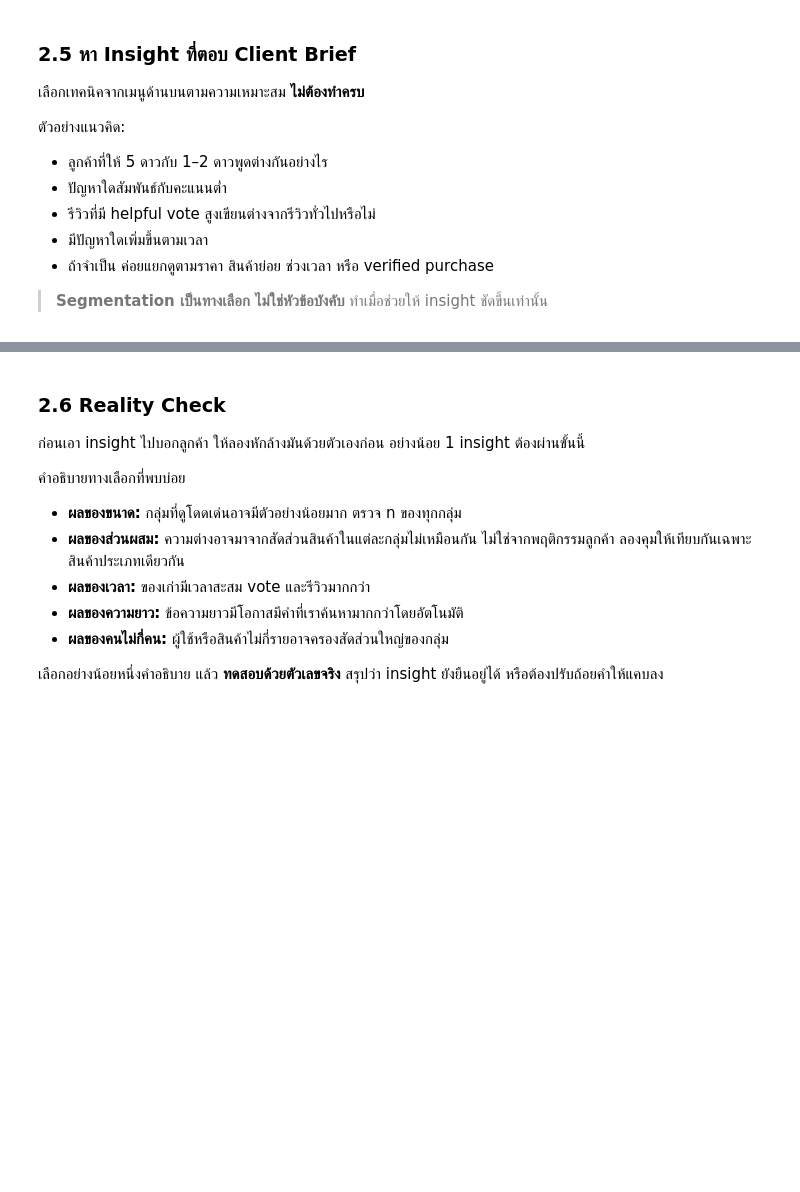
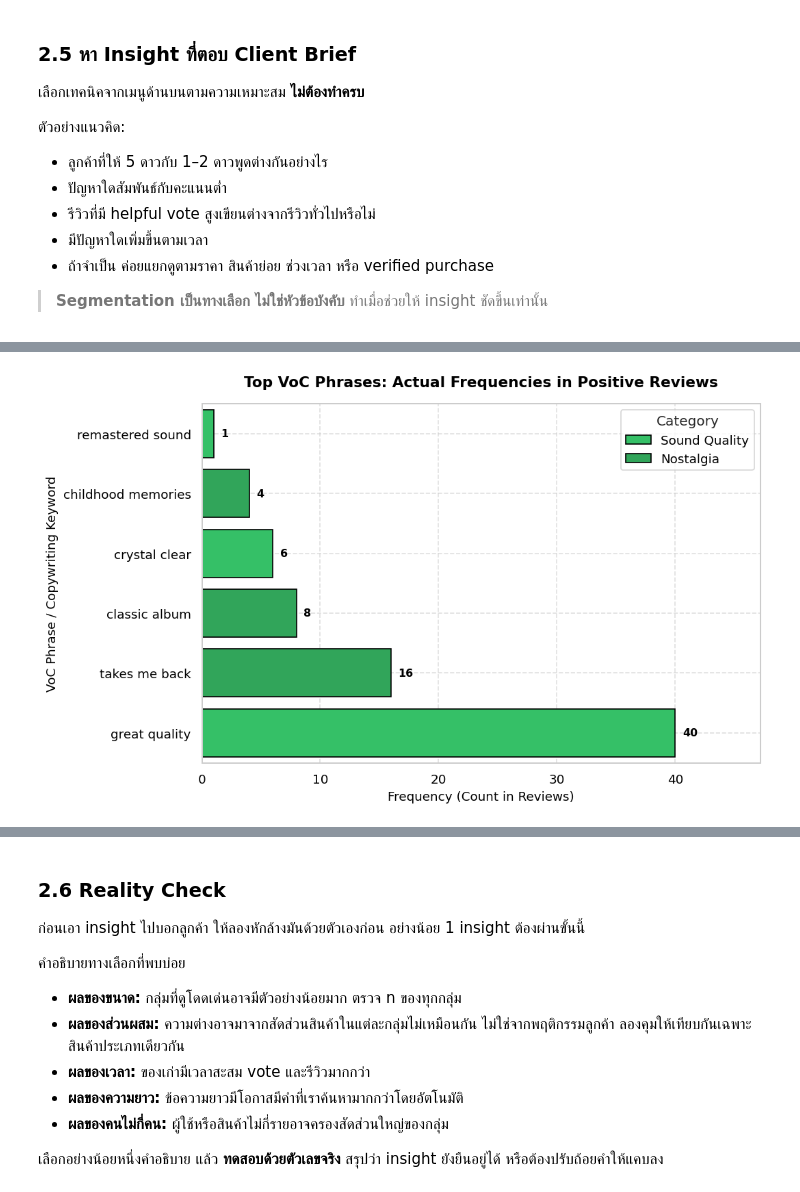
Before and after one commit to audomsak-pypy/Project1-Text_Analytics69, a Jupyter notebook: Project1_Text_Analytics69_Teams.ipynb, the cells around one changed output, grey strips where cells are left out. Saved outputs shown, nothing was run; the diff lists cells and outputs as text; code cells hidden in the pictures; blank space fills up the shorter version.

```diff
--- a/Project1_Text_Analytics69_Teams.ipynb
+++ b/Project1_Text_Analytics69_Teams.ipynb
@@ -1698,0 +1652,96 @@ Weighted Average Rating: 4.513594344752583
+# %%
+import matplotlib.pyplot as plt
+import numpy as np
+import pandas as pd
+import seaborn as sns
+
+# ==========================================
+# 1. SET SPOTIFY THEME & PALETTE (LIGHT THEME)
+# ==========================================
+SPOTIFY_GREEN = '#1DB954'
+SPOTIFY_LIGHT_GREEN = '#1ED760'
+BG_COLOR = '#FFFFFF'
+TEXT_COLOR = '#000000'
+GRID_COLOR = '#CCCCCC'
+
+plt.rcParams.update({
+    'figure.facecolor': BG_COLOR,
+    'axes.facecolor': BG_COLOR,
+    'axes.edgecolor': GRID_COLOR,
+    'axes.linewidth': 1.2,
+    'axes.labelcolor': TEXT_COLOR,
+    'axes.titlecolor': TEXT_COLOR,
+    'xtick.color': TEXT_COLOR,
+    'ytick.color': TEXT_COLOR,
+    'grid.color': GRID_COLOR,
+    'grid.linestyle': '--',
+    'grid.alpha': 0.6,
+    'font.size': 10,
+})
+
+# ==========================================
+# 2. PREPARE DATA & PLOT HORIZONTAL BAR CHART
+# ==========================================
+# เรียงลำดับข้อมูลจากน้อยไปมาก เพื่อให้คำที่มีความถี่สูงสุดอยู่ด้านบนสุดของกราฟ
+voc_plot_df = voc_real_df.sort_values(
+    by='Frequency', ascending=True
+).reset_index(drop=True)
+
+fig, ax = plt.subplots(figsize=(9, 5.5), dpi=120)
+
+# จับคู่สีตาม Category
+palette = {'Nostalgia': SPOTIFY_GREEN, 'Sound Quality': SPOTIFY_LIGHT_GREEN}
+
+sns.barplot(
+    data=voc_plot_df,
+    x='Frequency',
+    y='Phrase',
+    hue='Category',
+    palette=palette,
+    dodge=False,
+    edgecolor=TEXT_COLOR,
+    ax=ax,
+)
+
+# เพิ่มป้ายกำกับตัวเลขความถี่ (พร้อมฟอร์แมตใส่เครื่องหมายคั่นหลักพัน)
+max_freq = voc_plot_df['Frequency'].max()
+for index, row in voc_plot_df.iterrows():
+  freq_val = int(row.Frequency)
+  ax.text(
+      freq_val + (max_freq * 0.015),
+      index,
+      f'{freq_val:,}',
+      va='center',
+      ha='left',
+      fontsize=9.5,
+      fontweight='bold',
+      color=TEXT_COLOR,
+  )
+
+# ตกแต่งรายละเอียดองค์ประกอบกราฟ
+ax.set_title(
+    'Top VoC Phrases: Actual Frequencies in Positive Reviews',
+    fontsize=13,
+    fontweight='bold',
+    color=TEXT_COLOR,
+    pad=15,
+)
+ax.set_xlabel('Frequency (Count in Reviews)', fontsize=11, color=TEXT_COLOR)
+ax.set_ylabel(
+    'VoC Phrase / Copywriting Keyword', fontsize=11, color=TEXT_COLOR
+)
+ax.set_xlim(0, max_freq * 1.18)
+
+ax.legend(
+    title='Category',
+    facecolor=BG_COLOR,
+    edgecolor=GRID_COLOR,
+    labelcolor=TEXT_COLOR,
+    loc='upper right',
+)
+ax.grid(True)
+
+plt.tight_layout()
+plt.show()
+# %% [output]
+[figure, added]
```
Also changed, not shown: parts of 44 cells of this notebook.
